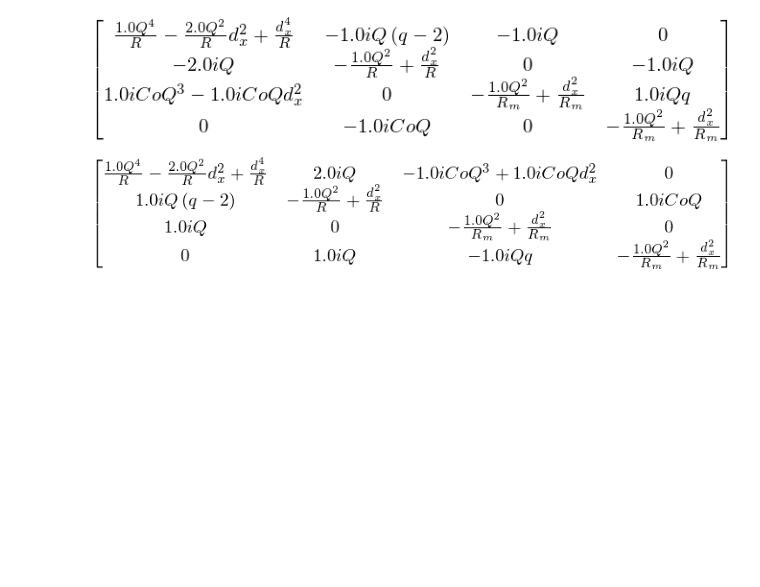
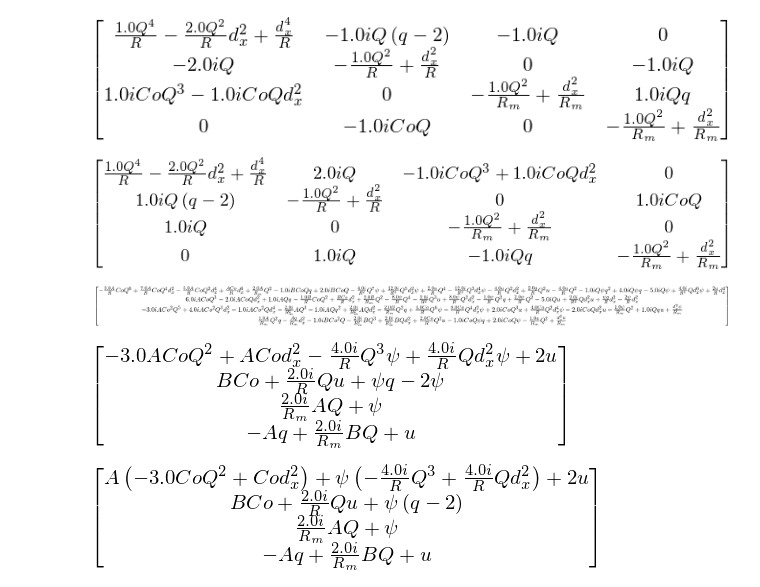
Before and after one commit to jsoishi/weakly_nonlinear_mri, a Jupyter notebook: python/adjoint solution.ipynb, the cells around one changed output. Drawn from its saved outputs; the diff is of its cells as text; code cells hidden in the pictures; blank space fills up the shorter version.

```diff
--- a/python/adjoint solution.ipynb
+++ b/python/adjoint solution.ipynb
@@ -447,3 +447,15 @@ L.adjoint().subs(dz, -1j*Q)
 L.subs(dz, 1j*Q)
 # %% [output]
 [figure]
+# %%
+((LT*L1twiddle)*VT).subs(dz, 1j*Q).expand()
+# %% [output]
+[figure, added]
+# %%
+(L1twiddle*VT).subs(dz, 1j*Q).expand()
+# %% [output]
+[figure, added]
+# %%
+(L1twiddle.subs(dz, 1j*Q))*VT
+# %% [output]
+[figure, added]
```
Also changed, not shown: parts of 4 cells of this notebook, 4 other files.
